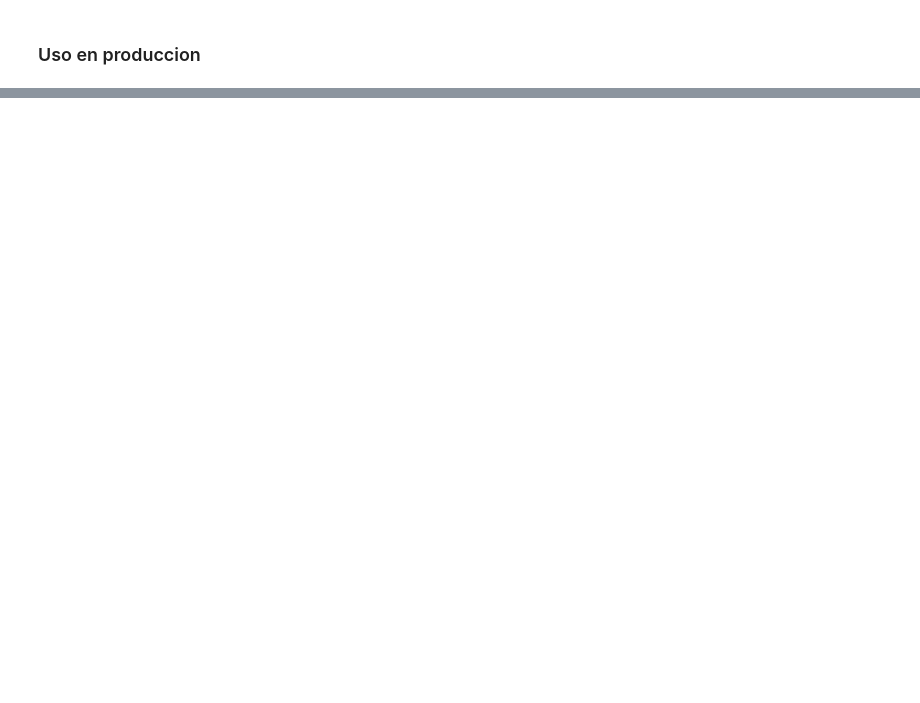
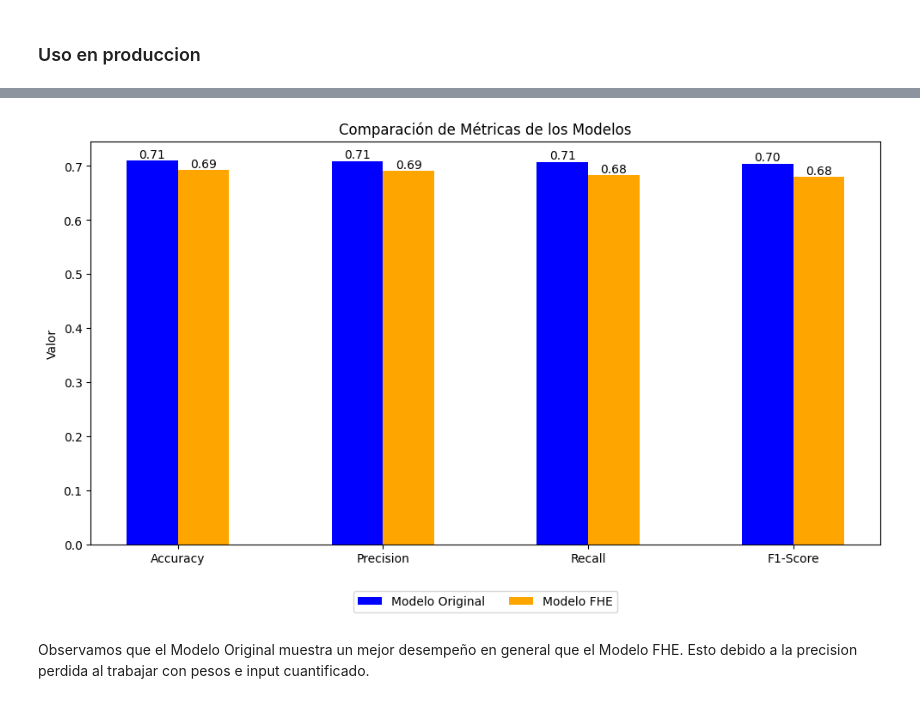
Before and after one commit to Rcontre360/UCV-ML-2-2024, a Jupyter notebook: project/proyect.ipynb, the cells around one changed output, grey strips where cells are left out. Saved outputs shown, nothing was run; the diff lists cells and outputs as text; code cells hidden in the pictures; blank space fills up the shorter version.

```diff
--- a/project/proyect.ipynb
+++ b/project/proyect.ipynb
@@ -693,5 +628,0 @@ def test_with_concrete(quantized_module, test_loader):
-# %%
-y_target,y_pred = test_with_concrete(
-    fhe_model,
-    test_dataloader
-)
@@ -699,0 +659,21 @@ y_target,y_pred = test_with_concrete(
+# %%
+def test_torch(net, test_loader):
+    net.eval()
+
+    all_y_pred = np.zeros((len(test_loader)), dtype=np.int64)
+    all_targets = np.zeros((len(test_loader)), dtype=np.int64)
+
+    idx = 0
+    for data, target in test_loader:
+        endidx = idx + target.shape[0]
+        all_targets[idx:endidx] = target.numpy()
+
+        output = net(data).argmax(1).detach().numpy()
+        all_y_pred[idx:endidx] = output
+
+        idx += target.shape[0]
+
+    return all_targets, all_y_pred
+
+
+all_targets, all_y_pred = test_torch(net, test_dataloader)
@@ -718,0 +730,6 @@ F1-score: 0.67
+# %%
+plot_comparison_metrics(all_targets, all_y_pred, y_target, y_pred, labels=["Modelo Original", "Modelo FHE"])
+# %% [output]
+[figure, added]
+# %% [markdown]
+Observamos que el Modelo Original muestra un mejor desempeño en general que el Modelo FHE. Esto debido a la precision perdida al trabajar con pesos e input cuantificado.
```
Also changed, not shown: parts of 82 cells of this notebook.
